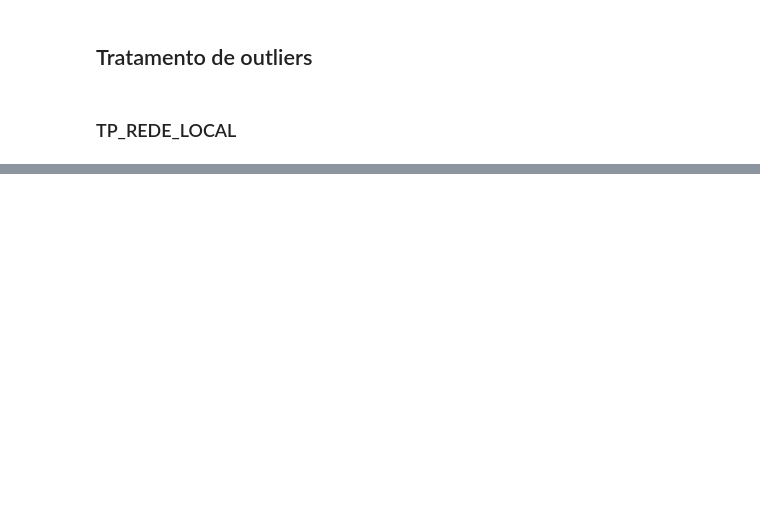
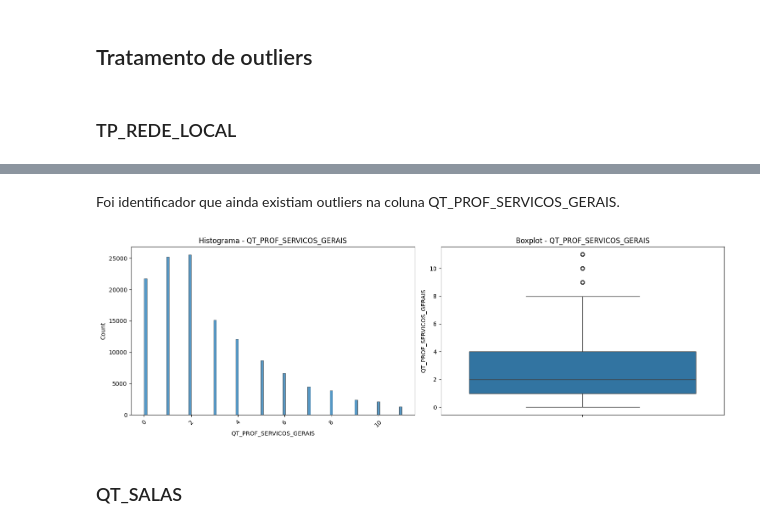
Before and after one commit to KassiaMabily/trabalho-analise, a Jupyter notebook: analise.ipynb, the cells around one changed output, grey strips where cells are left out. Cells and saved outputs as stored; diff of their text form; code cells hidden in the pictures; blank space fills up the shorter version.

Commit message:
Analise de QT_SALAS

```diff
--- a/analise.ipynb
+++ b/analise.ipynb
@@ -261,0 +447,20 @@ TP_REDE_LOCAL
+# %%
+# Obter lista de nomes de colunas que começam com QT_PROF
+qt_prof_cols = [col for col in df_censo_eda.columns if col.startswith('QT_PROF')]
+for col in qt_prof_cols:
+    registros_88888 = len(df_censo_eda[df_censo_eda[col] == 88888])
+    print(f"Quantidade de registros na coluna {col} que é igual a 88888: {registros_88888:,}")
+
+# Quantidade inicial de registros
+total_registros = len(df_censo_eda)
+# print(f"Quantidade total de registros: {total_registros:,}")
+
+# Criar máscara para registros com 88888 em qualquer uma das colunas
+registros_afetados = df_censo_eda[qt_prof_cols].eq(88888).any(axis=1)
+
+# Contar registros afetados
+total_afetados = registros_afetados.sum()
+percentual = (total_afetados / total_registros) * 100
+
+print(f"\nQuantidade de linhas com ao menos uma coluna igual a 88888: {total_afetados:,}")
+print(f"Percentual do total: {percentual:.2f}%")
@@ -261,0 +478,3 @@ TP_REDE_LOCAL
+# %%
+# Remover registros com 88888 em qualquer uma das colunas qt_prof_cols
+df_censo_eda = df_censo_eda[~registros_afetados]
@@ -261,0 +510,9 @@ TP_REDE_LOCAL
+# %%
+# Criar dataframe sem os outliers
+df_sem_outliers, stats_remocao = tratar_outliers_iqr(
+    df_censo_eda,
+    qt_prof_cols,
+    estrategia='substituir',
+    valor_substituicao='mediana',
+    mostrar_stats=True
+)
@@ -261,0 +537,3 @@ TP_REDE_LOCAL
+# %%
+# Aplica as remoções
+df_censo_eda = df_sem_outliers
@@ -261,0 +563,6 @@ TP_REDE_LOCAL
+# %% [markdown]
+Foi identificador que ainda existiam outliers na coluna QT_PROF_SERVICOS_GERAIS.
+# %%
+exibe_graficos_coluna(df_censo_eda, 'QT_PROF_SERVICOS_GERAIS')
+# %% [output]
+[figure, added]
@@ -261,0 +571,2 @@ TP_REDE_LOCAL
+# %% [markdown]
+### QT_SALAS
```
Also changed, not shown: parts of 24 cells of this notebook.
